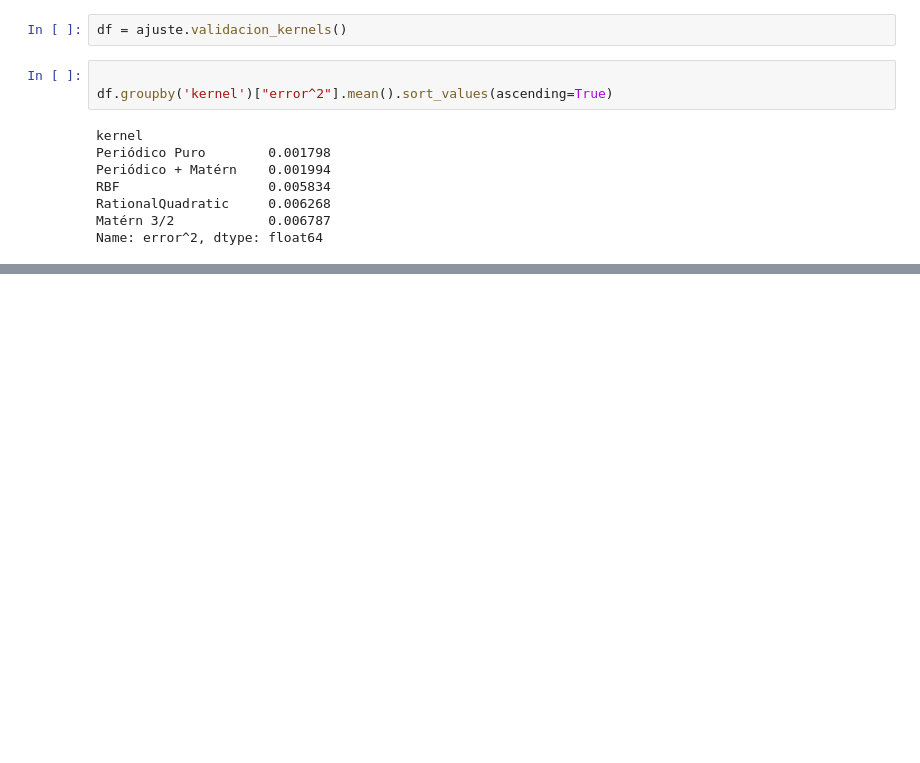
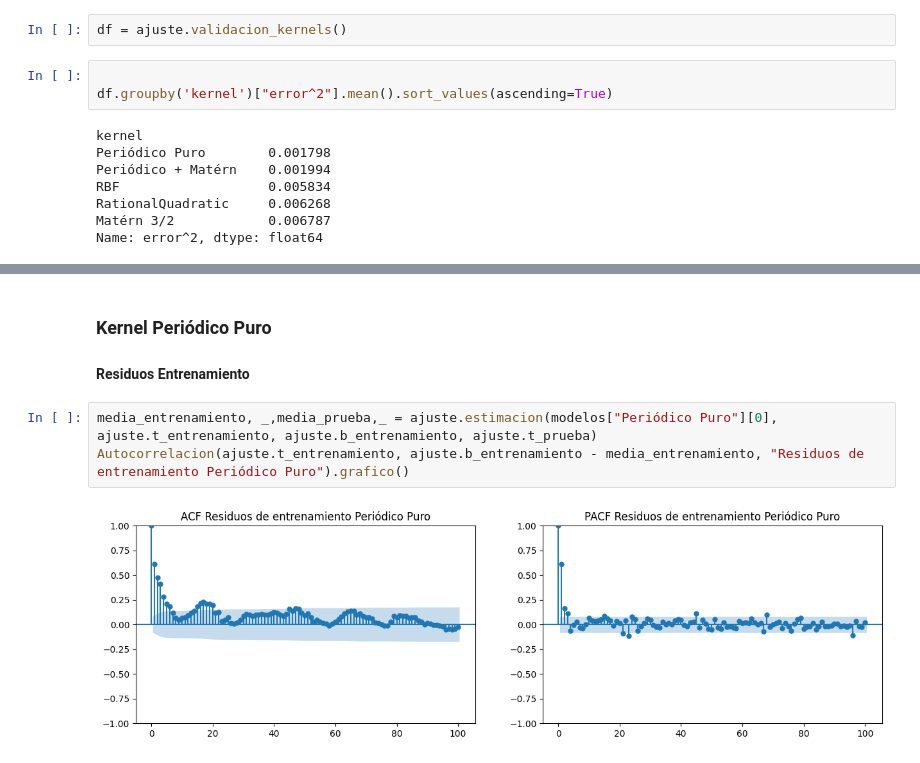
Before and after one commit to nadiasantillan/ucle-data, a Jupyter notebook: gp/mipg.ipynb, the cells around one changed output, grey strips where cells are left out. Drawn from its saved outputs; the diff is of its cells as text; blank space fills up the shorter version.

```diff
--- a/gp/mipg.ipynb
+++ b/gp/mipg.ipynb
@@ -118,0 +134,8 @@ Name: error^2, dtype: float64
+# %% [markdown]
+### Kernel Periódico Puro
+#### Residuos Entrenamiento
+# %%
+media_entrenamiento, _,media_prueba,_ = ajuste.estimacion(modelos["Periódico Puro"][0], ajuste.t_entrenamiento, ajuste.b_entrenamiento, ajuste.t_prueba)
+Autocorrelacion(ajuste.t_entrenamiento, ajuste.b_entrenamiento - media_entrenamiento, "Residuos de entrenamiento Periódico Puro").grafico()
+# %% [output]
+[figure, added]
```
Also changed, not shown: parts of 5 cells of this notebook, 1 other file.
